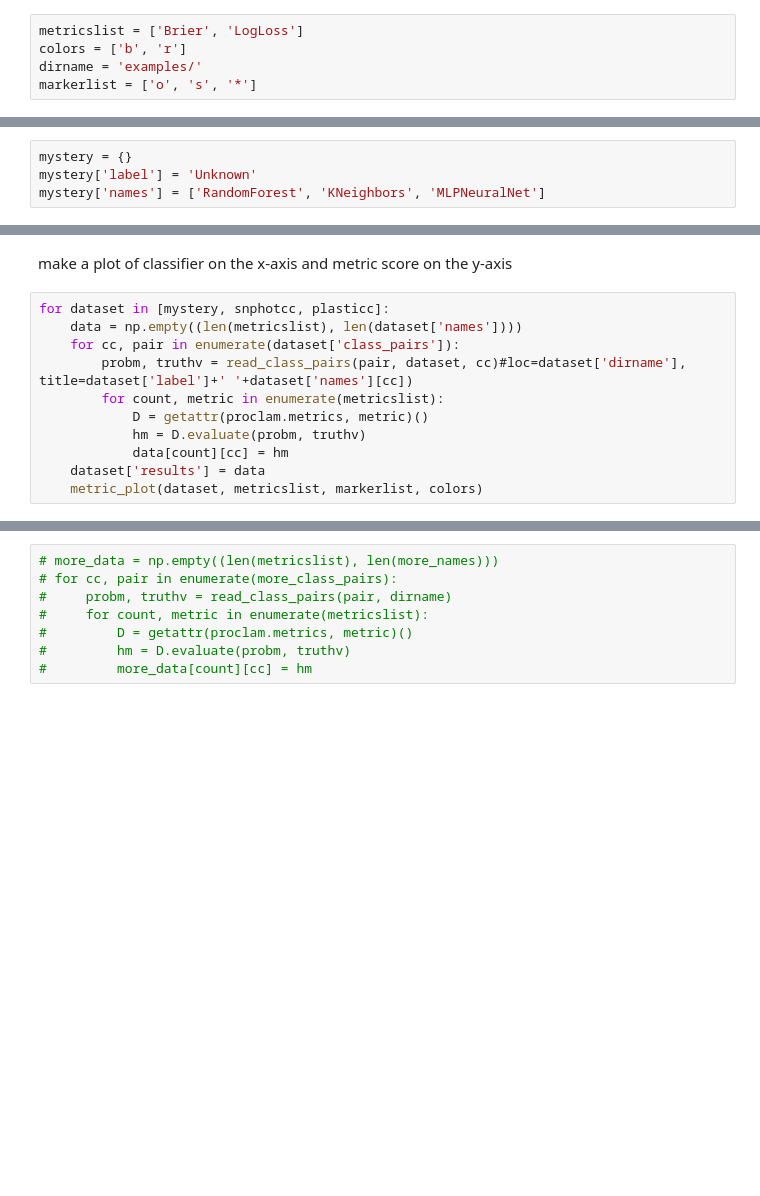
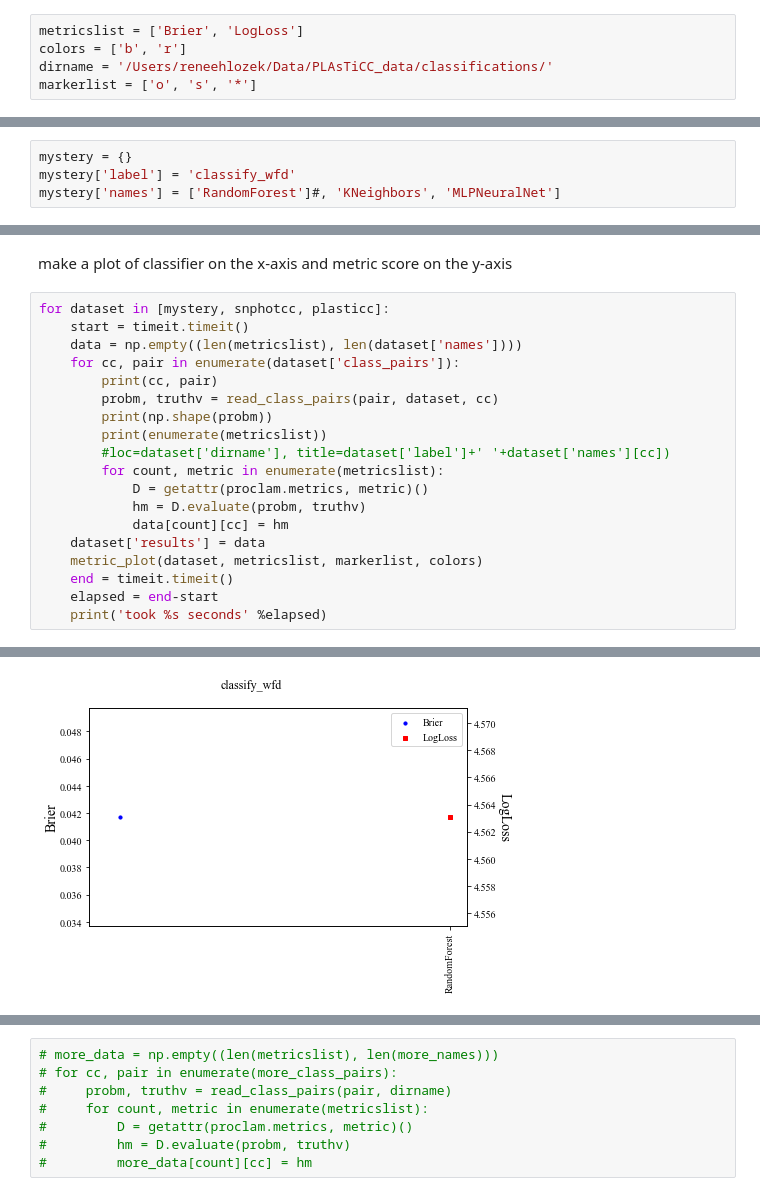
Before and after one commit to aimalz/proclam, a Jupyter notebook: metrics_evaluation.ipynb, the cells around one changed output, grey strips where cells are left out. Cells and saved outputs as stored; diff of their text form; blank space fills up the shorter version.

```diff
--- a/metrics_evaluation.ipynb
+++ b/metrics_evaluation.ipynb
@@ -38,7 +38,7 @@ This notebook defines the metrics (and corresponding truth tables) to be run via
 # %%
 metricslist = ['Brier', 'LogLoss']
 colors = ['b', 'r']
-dirname = 'examples/'
+dirname = '/Users/reneehlozek/Data/PLAsTiCC_data/classifications/'
 markerlist = ['o', 's', '*']
 # %% [markdown]
 ## Read in data
@@ -46,8 +46,8 @@ markerlist = ['o', 's', '*']
 Loading in the data from the Mystery Dataset
 # %%
 mystery = {}
-mystery['label'] = 'Unknown'
-mystery['names'] = ['RandomForest', 'KNeighbors', 'MLPNeuralNet']
+mystery['label'] = 'classify_wfd'
+mystery['names'] = ['RandomForest']#, 'KNeighbors', 'MLPNeuralNet']
 # %% [markdown]
 Loading in the data from SNPhotCC
 # %%
@@ -193,12 +198,21 @@ def metric_plot(dataset, metric_names, shapes, colors):
 make a plot of classifier on the x-axis and metric score on the y-axis
 # %%
 for dataset in [mystery, snphotcc, plasticc]:
+    start = timeit.timeit()
     data = np.empty((len(metricslist), len(dataset['names'])))
     for cc, pair in enumerate(dataset['class_pairs']):
-        probm, truthv = read_class_pairs(pair, dataset, cc)#loc=dataset['dirname'], title=dataset['label']+' '+dataset['names'][cc])
+        print(cc, pair)
+        probm, truthv = read_class_pairs(pair, dataset, cc)
+        print(np.shape(probm))
+        print(enumerate(metricslist))
+        #loc=dataset['dirname'], title=dataset['label']+' '+dataset['names'][cc])
         for count, metric in enumerate(metricslist):
             D = getattr(proclam.metrics, metric)()
             hm = D.evaluate(probm, truthv)
             data[count][cc] = hm
     dataset['results'] = data
     metric_plot(dataset, metricslist, markerlist, colors)
+    end = timeit.timeit()
+    elapsed = end-start
+    print('took %s seconds' %elapsed)
+# %% [output]
@@ -204,0 +236 @@ for dataset in [mystery, snphotcc, plasticc]:
+[figure, added]
```
Also changed, not shown: parts of 4 cells of this notebook.
